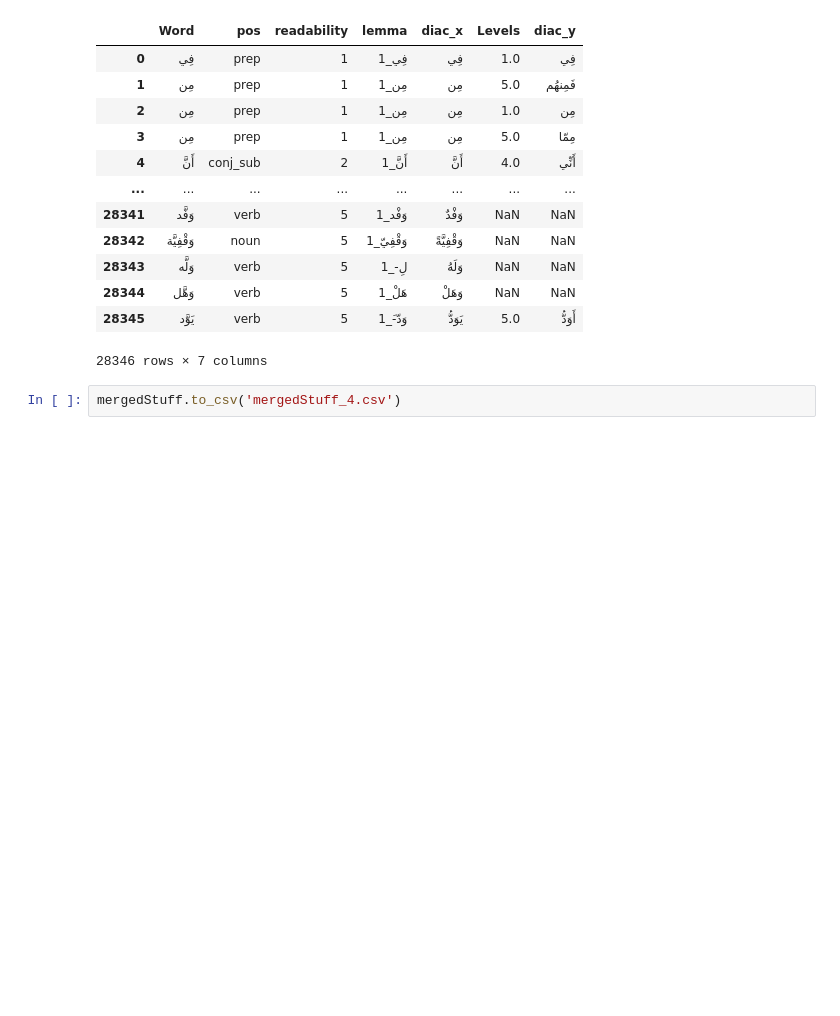
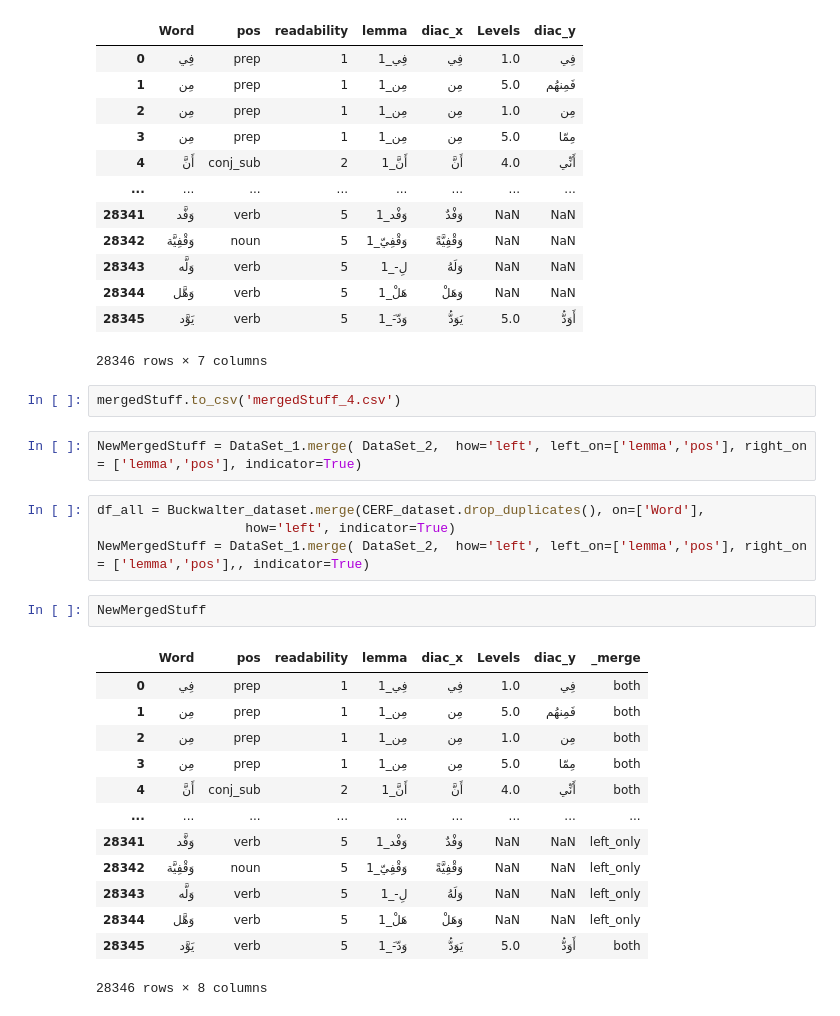
Before and after one commit to Nouran-Khallaf/Samer_Compare, a Jupyter notebook: Samer_VS_CEFR.ipynb, the cells around one changed output. Cells and saved outputs as stored; diff of their text form; blank space fills up the shorter version.

```diff
--- a/Samer_VS_CEFR.ipynb
+++ b/Samer_VS_CEFR.ipynb
@@ -29,3 +29,25 @@ mergedStuff
 28346 rows × 7 columns
 # %%
 mergedStuff.to_csv('mergedStuff_4.csv')
+# %%
+NewMergedStuff = DataSet_1.merge( DataSet_2,  how='left', left_on=['lemma','pos'], right_on = ['lemma','pos'], indicator=True)
+# %%
+df_all = Buckwalter_dataset.merge(CERF_dataset.drop_duplicates(), on=['Word'],
+                   how='left', indicator=True)
+NewMergedStuff = DataSet_1.merge( DataSet_2,  how='left', left_on=['lemma','pos'], right_on = ['lemma','pos'],, indicator=True)
+# %%
+NewMergedStuff
+# %% [output]
+|  | Word | pos | readability | lemma | diac_x | Levels | diac_y | _merge |
+| 0 | فِي | prep | 1 | فِي_1 | فِي | 1.0 | فِي | both |
+| 1 | مِن | prep | 1 | مِن_1 | مِن | 5.0 | فَمِنهُم | both |
+| 2 | مِن | prep | 1 | مِن_1 | مِن | 1.0 | مِن | both |
+| 3 | مِن | prep | 1 | مِن_1 | مِن | 5.0 | مِمّا | both |
+| 4 | أَنَّ | conj_sub | 2 | أَنَّ_1 | أَنَّ | 4.0 | أَنِّي | both |
+| ... | ... | ... | ... | ... | ... | ... | ... | ... |
+| 28341 | وَفَّد | verb | 5 | وَفْد_1 | وَفْدٌ | NaN | NaN | left_only |
+| 28342 | وَقْفِيَّة | noun | 5 | وَقْفِيّ_1 | وَقْفِيَّةً | NaN | NaN | left_only |
+| 28343 | وَلَّه | verb | 5 | لِ-_1 | وَلَهُ | NaN | NaN | left_only |
+| 28344 | وَهَّل | verb | 5 | هَلْ_1 | وَهَلْ | NaN | NaN | left_only |
+| 28345 | يَوَّد | verb | 5 | وَدّ-َ_1 | يَوَدُّ | 5.0 | أَوَدُّ | both |
+28346 rows × 8 columns
```
Also changed, not shown: parts of 10 cells of this notebook.
